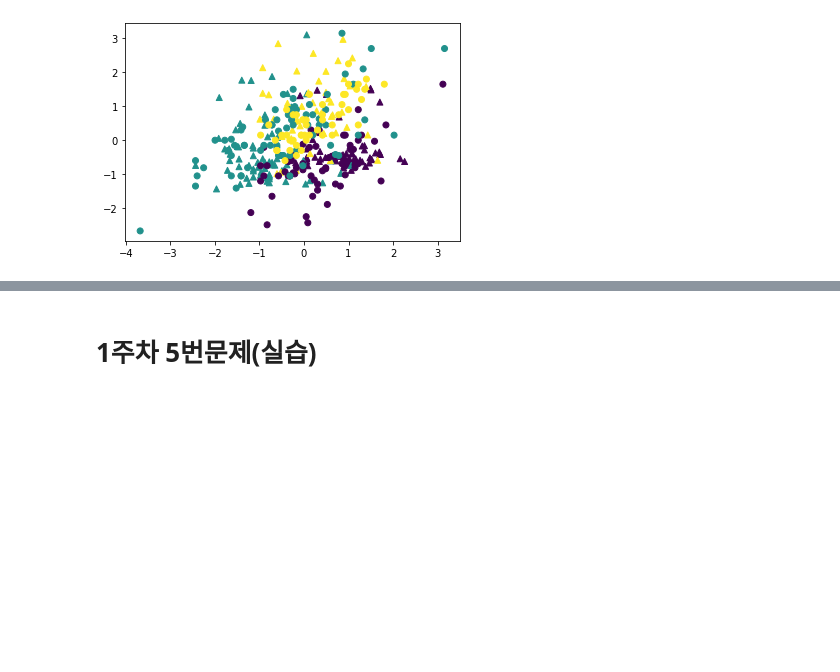
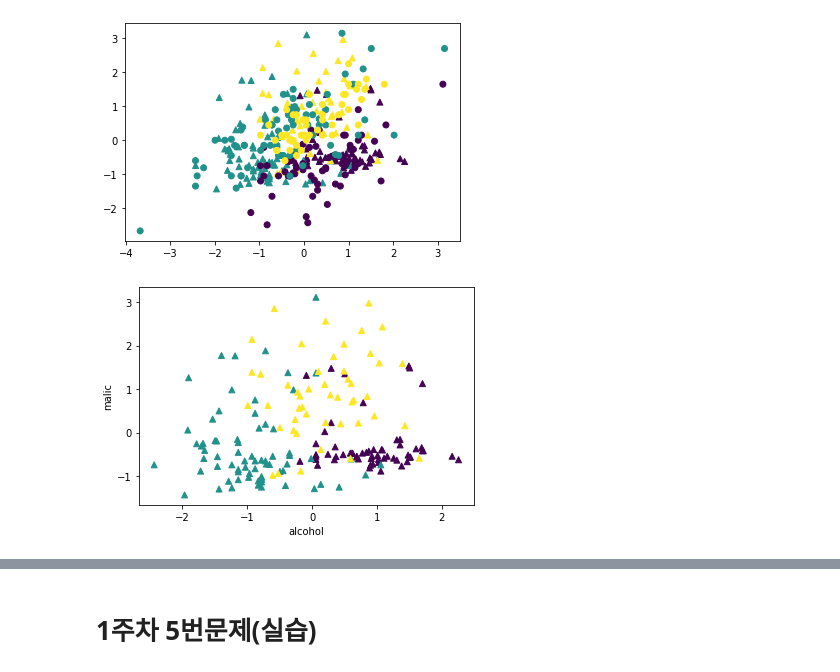
Before and after one commit to p-garden/p-garden, a Jupyter notebook: 1week_test.ipynb, the cells around one changed output, grey strips where cells are left out. Cells and saved outputs as stored; diff of their text form; code cells hidden in the pictures; blank space fills up the shorter version.

```diff
--- a/1week_test.ipynb
+++ b/1week_test.ipynb
@@ -186,3 +224,10 @@ plt.scatter(ash_,aoa_,c=wine_target)
 plt.show()
 # %% [output]
 [figure]
+# %%
+plt.scatter(alc_, malic_,c=wine_target, marker = '^')
+plt.xlabel('alcohol')
+plt.ylabel('malic')
+plt.show()
+# %% [output]
+[figure, added]
```
Also changed, not shown: parts of 11 cells of this notebook.
